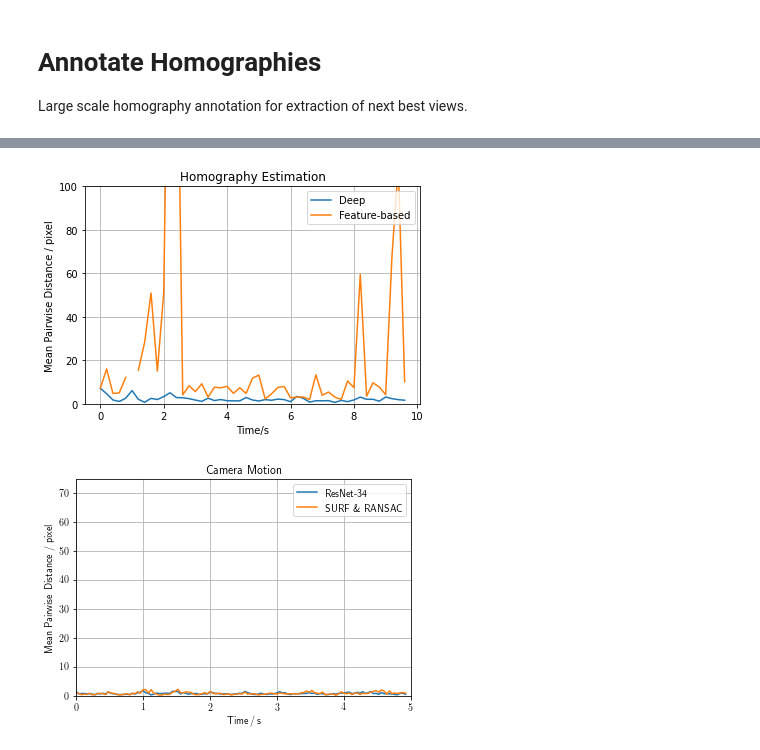
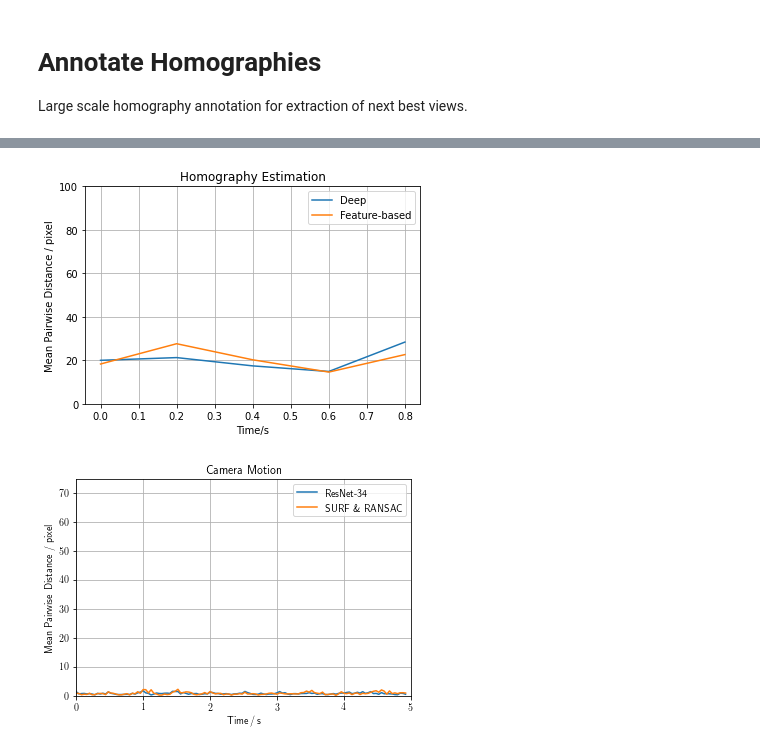
Before and after one commit to RViMLab/MICCAI2023-Camera-Motion-Prediction, a Jupyter notebook: notebooks/21_01_01_annotate_homographies.ipynb, the cells around one changed output, grey strips where cells are left out. Drawn from its saved outputs; the diff is of its cells as text; code cells hidden in the pictures.

```diff
--- a/notebooks/21_01_01_annotate_homographies.ipynb
+++ b/notebooks/21_01_01_annotate_homographies.ipynb
@@ -84,7 +84,7 @@ configs = load_yaml(os.path.join(model_prefix, 'config.yml'))
 # model = DeepImageHomographyEstimationModuleBackbone.load_from_checkpoint(os.path.join(model_prefix, 'checkpoints/epoch=99-step=22099.ckpt'), shape=configs['model']['shape'])
 # model = DeepImageHomographyEstimationModuleBackbone.load_from_checkpoint(os.path.join(model_prefix, 'checkpoints/epoch=49-step=94349.ckpt'), shape=configs['model']['shape'])
 # model = DeepImageHomographyEstimationModuleBackbone.load_from_checkpoint(os.path.join(model_prefix, 'checkpoints/epoch=99-step=47199.ckpt'), shape=configs['model']['shape'])
-model = DeepImageHomographyEstimationModuleBackbone.load_from_checkpoint(os.path.join(model_prefix, 'checkpoints/epoch=110-step=52391.ckpt'), shape=configs['model']['shape'])
+model = DeepImageHomographyEstimationModuleBackbone.load_from_checkpoint(os.path.join(model_prefix, 'checkpoints/epoch=195-step=92511.ckpt'), shape=configs['model']['shape'])
 
 print('Model input shape: {}'.format(configs['model']['shape']))
 
@@ -212,9 +196,9 @@ print(len(vid_dl))
 
 # classical esimation
 with_feature_estimation = True
-# fd = cv2.xfeatures2d.SIFT_create()
+fd = cv2.SIFT_create()
 # fd = cv2.xfeatures2d.SURF_create()
-fd = cv2.ORB_create()
+# fd = cv2.ORB_create()
 fh = FeatureHomographyEstimation(fd)
 
 df = pd.DataFrame(columns=['t', 'duv_deep', 'duv_ft', 'H_deep', 'H_ft']) # track results
@@ -315,34 +299,34 @@ for batch_idx, batch in enumerate(vid_dl):
         down_scale = 1.
         blend0 = yt_alpha_blend(frames_ips[idx], w)
         blend1 = yt_alpha_blend(frames_ips[idx], frames_i[idx])
         blend0 = cv2.resize(blend0, (int(blend0.shape[1]/down_scale), int(blend0.shape[0]/down_scale)))
         blend1 = cv2.resize(blend1, (int(blend1.shape[1]/down_scale), int(blend1.shape[0]/down_scale)))
 
         if with_feature_estimation:
             if H_ft is not None:
                 blend2 = yt_alpha_blend(frames_ips[idx], wrp_ft)
                 blend2 = cv2.resize(blend2, (int(blend2.shape[1]/down_scale), int(blend2.shape[0]/down_scale)))
             else:
                 blend2 = cv2.resize(frames_i[idx], (int(frames_ips[idx].shape[1]/down_scale), int(frames_ips[idx].shape[0]/down_scale)))
             composite = np.concatenate([blend1, blend2, blend0], axis=1)  # none, classical, deep
         else:
             composite = np.concatenate([blend1, blend0], axis=1)  # none, deep
 
         # show image
         cv2.imshow('composite', composite)
         cv2.waitKey()
 
         # # save image
         # out_path = 'out/homography_annotation/img/re_sample_frame_rate_{}'.format(frame_rate)
         # if not os.path.exists(out_path):
         #     generate_path(out_path)
         # cv2.imwrite(os.path.join(out_path, 'alpha_blend_{}.jpg'.format(out_idx)), composite*255)
         # out_idx += 1
 cv2.destroyAllWindows()
 
 df.to_pickle('H_re_sample_frame_rate_{}.pkl'.format(frame_rate))
 # %% [output]
-[figure, old version]
+[figure, new version]
 # %%
 import matplotlib as mpl
 mpl.rcParams['text.usetex'] = True
```
Also changed, not shown: parts of 1 cell of this notebook, 3 other files.
